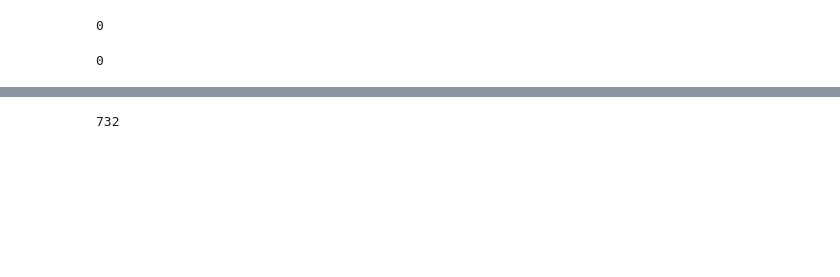
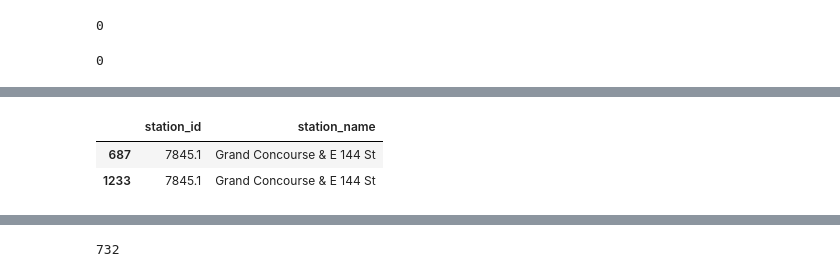
Before and after one commit to anneruhnke/bikesharing, a Jupyter notebook: bikesharing.ipynb, the cells around one changed output, grey strips where cells are left out. Cells and saved outputs as stored; diff of their text form; code cells hidden in the pictures; blank space fills up the shorter version.

```diff
--- a/bikesharing.ipynb
+++ b/bikesharing.ipynb
@@ -396,0 +388,6 @@ station_id_short.query('station_id == 3266.01')
+# %%
+station_id_short.query('station_id == 7845.1')
+# %% [output]
+|  | station_id | station_name |
+| 687 | 7845.1 | Grand Concourse & E 144 St |
+| 1233 | 7845.1 | Grand Concourse & E 144 St |
```
Also changed, not shown: parts of 57 cells of this notebook.
